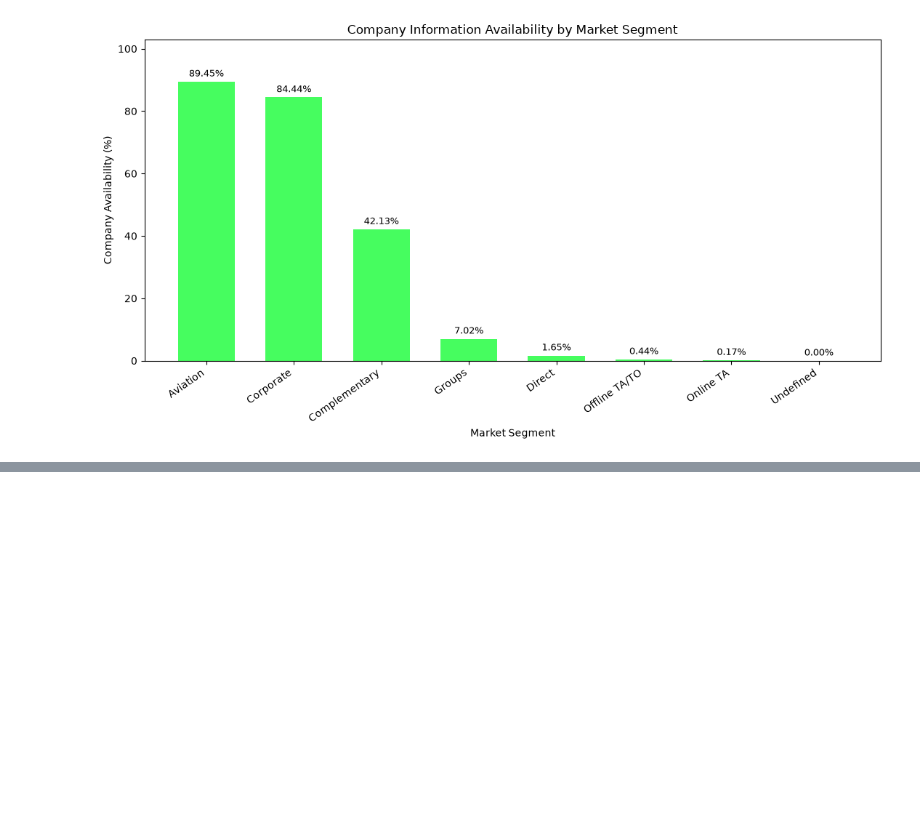
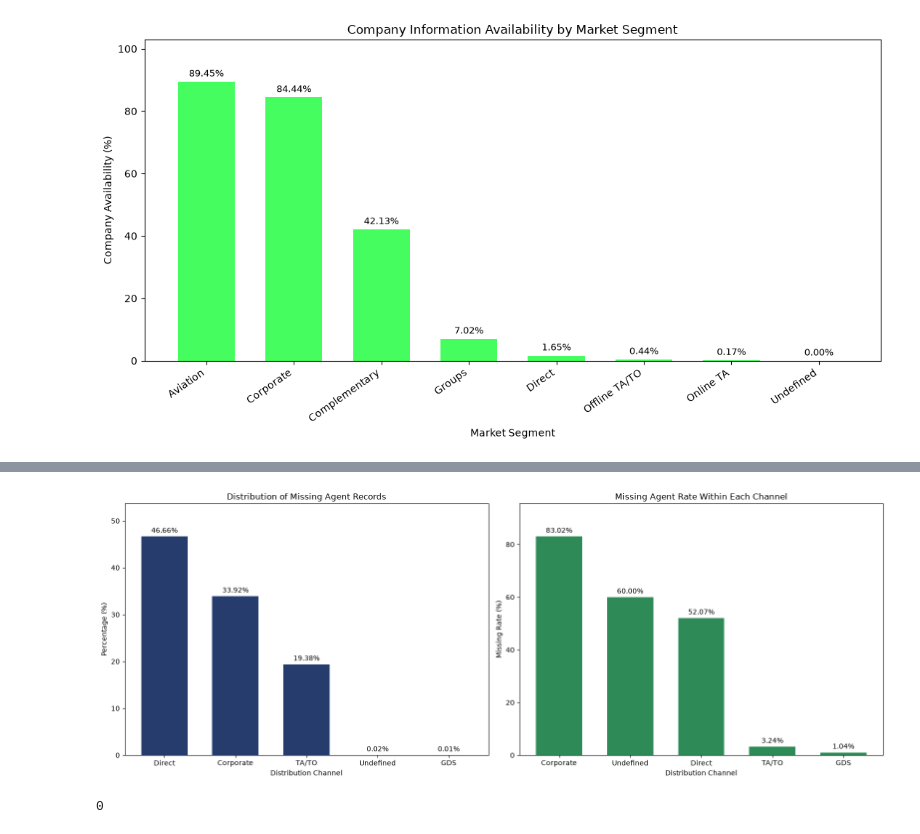
Before and after one commit to imelisa1/Hotel-Booking-Analysis, a Jupyter notebook: notebooks/01_data_understanding.ipynb, the cells around one changed output, grey strips where cells are left out. Cells and saved outputs as stored; diff of their text form; code cells hidden in the pictures; blank space fills up the shorter version.

Commit message:
missing data analysis

```diff
--- a/notebooks/01_data_understanding.ipynb
+++ b/notebooks/01_data_understanding.ipynb
@@ -363,0 +414,8 @@ plt.show()
+# %%
+# Her dağıtım kanalındaki rezervasyonların yüzde kaçında agent bilgisinin eksik?
+channel_total = df["distribution_channel"].value_counts()
+agent_missing_count = df[df["agent"].isna()]["distribution_channel"].value_counts()
+
+agent_missing_rate_by_distribution_channel = (agent_missing_count / channel_total) * 100
+
+agent_missing_rate_by_distribution_channel
@@ -363,0 +430,55 @@ plt.show()
+# %%
+agent_distribution_pct = (
+    agent_missing_count / agent_missing_count.sum() * 100
+).round(2).sort_values(ascending=False)
+
+agent_missing_rate = agent_missing_rate_by_distribution_channel.fillna(0).round(2).sort_values(ascending=False)
+
+fig, axes = plt.subplots(1, 2, figsize=(16, 6))
+bars1 = axes[0].bar(
+    agent_distribution_pct.index,
+    agent_distribution_pct.values,
+    color="#253C6D",
+    width=0.65
+)
+
+axes[0].set_title("Distribution of Missing Agent Records")
+axes[0].set_xlabel("Distribution Channel")
+axes[0].set_ylabel("Percentage (%)")
+
+axes[0].bar_label(
+    bars1,
+    labels=[f"{v:.2f}%" for v in agent_distribution_pct.values],
+    padding=3
+)
+
+axes[0].set_ylim(0, agent_distribution_pct.max() * 1.15)
+
+bars2 = axes[1].bar(
+    agent_missing_rate.index,
+    agent_missing_rate.values,
+    color="#2E8B57",
+    width=0.65
+)
+
+axes[1].set_title("Missing Agent Rate Within Each Channel")
+axes[1].set_xlabel("Distribution Channel")
+axes[1].set_ylabel("Missing Rate (%)")
+
+axes[1].bar_label(
+    bars2,
+    labels=[f"{v:.2f}%" for v in agent_missing_rate.values],
+    padding=3
+)
+
+axes[1].set_ylim(0, max(agent_missing_rate.max() * 1.15, 1))
+
+plt.tight_layout()
+plt.show()
+# %% [output]
+[figure, added]
+# %%
+#agent kolonunda gerçekten 0 değerine sahip rezervasyon var mı?
+len(df[df["agent"] == 0])
+# %% [output]
+0
```
Also changed, not shown: parts of 14 cells of this notebook.
